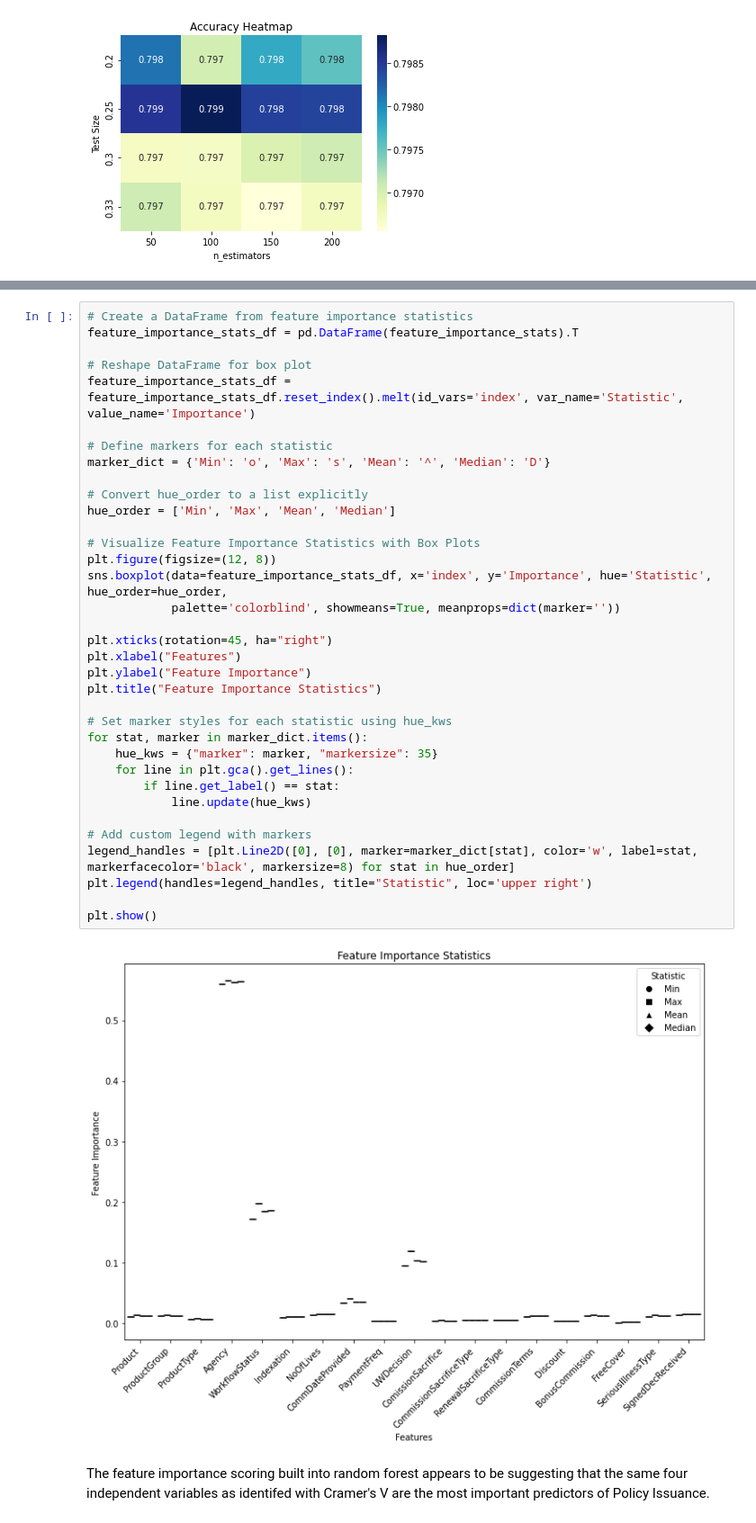
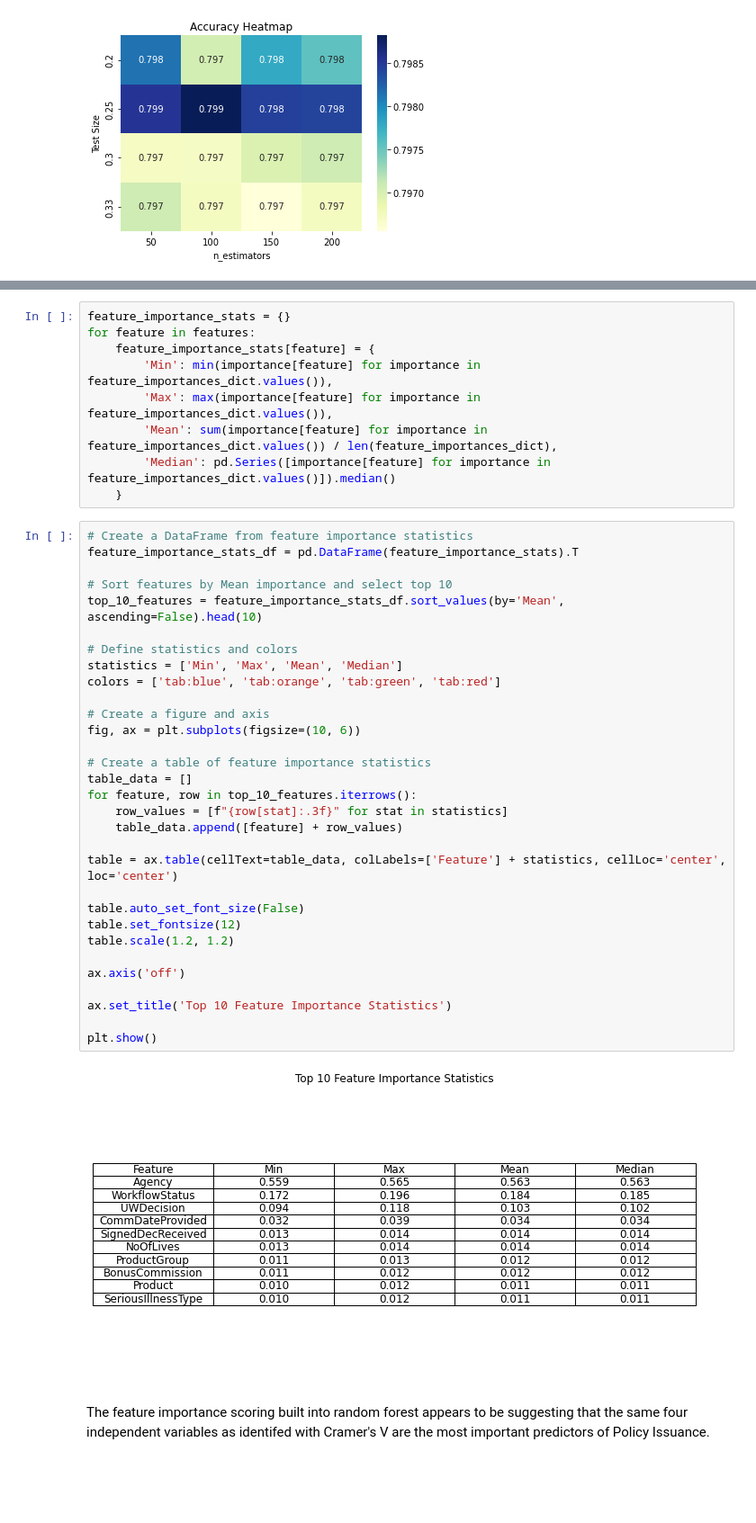
Before and after one commit to greg-la/MSc-Capstone, a Jupyter notebook: 3. Feature Importance.ipynb, the cells around one changed output, grey strips where cells are left out. Shown: that part at 90% size. Saved outputs shown, nothing was run; the diff lists cells and outputs as text; blank space fills up the shorter version.

Commit message:
Light GBM for Feature Importance

```diff
--- a/3. Feature Importance.ipynb
+++ b/3. Feature Importance.ipynb
@@ -257,40 +289,45 @@ plt.show()
+# %%
+feature_importance_stats = {}
+for feature in features:
+    feature_importance_stats[feature] = {
+        'Min': min(importance[feature] for importance in feature_importances_dict.values()),
+        'Max': max(importance[feature] for importance in feature_importances_dict.values()),
+        'Mean': sum(importance[feature] for importance in feature_importances_dict.values()) / len(feature_importances_dict),
+        'Median': pd.Series([importance[feature] for importance in feature_importances_dict.values()]).median()
+    }
 # %%
 # Create a DataFrame from feature importance statistics
 feature_importance_stats_df = pd.DataFrame(feature_importance_stats).T
 
-# Reshape DataFrame for box plot
-feature_importance_stats_df = feature_importance_stats_df.reset_index().melt(id_vars='index', var_name='Statistic', value_name='Importance')
+# Sort features by Mean importance and select top 10
+top_10_features = feature_importance_stats_df.sort_values(by='Mean', ascending=False).head(10)
 
-# Define markers for each statistic
-marker_dict = {'Min': 'o', 'Max': 's', 'Mean': '^', 'Median': 'D'}
+# Define statistics and colors
+statistics = ['Min', 'Max', 'Mean', 'Median']
+colors = ['tab:blue', 'tab:orange', 'tab:green', 'tab:red']
 
-# Convert hue_order to a list explicitly
-hue_order = ['Min', 'Max', 'Mean', 'Median']
+# Create a figure and axis
+fig, ax = plt.subplots(figsize=(10, 6))
 
-# Visualize Feature Importance Statistics with Box Plots
-plt.figure(figsize=(12, 8))
-sns.boxplot(data=feature_importance_stats_df, x='index', y='Importance', hue='Statistic', hue_order=hue_order,
-            palette='colorblind', showmeans=True, meanprops=dict(marker=''))
+# Create a table of feature importance statistics
+table_data = []
+for feature, row in top_10_features.iterrows():
+    row_values = [f"{row[stat]:.3f}" for stat in statistics]
+    table_data.append([feature] + row_values)
 
-plt.xticks(rotation=45, ha="right")
-plt.xlabel("Features")
-plt.ylabel("Feature Importance")
-plt.title("Feature Importance Statistics")
+table = ax.table(cellText=table_data, colLabels=['Feature'] + statistics, cellLoc='center', loc='center')
 
-# Set marker styles for each statistic using hue_kws
-for stat, marker in marker_dict.items():
-    hue_kws = {"marker": marker, "markersize": 35}
-    for line in plt.gca().get_lines():
-        if line.get_label() == stat:
-            line.update(hue_kws)
+table.auto_set_font_size(False)
+table.set_fontsize(12)
+table.scale(1.2, 1.2)
 
-# Add custom legend with markers
-legend_handles = [plt.Line2D([0], [0], marker=marker_dict[stat], color='w', label=stat, markerfacecolor='black', markersize=8) for stat in hue_order]
-plt.legend(handles=legend_handles, title="Statistic", loc='upper right')
+ax.axis('off')
+
+ax.set_title('Top 10 Feature Importance Statistics')
 
 plt.show()
 # %% [output]
-[figure, old version]
+[figure, new version]
 # %% [markdown]
 The feature importance scoring built into random forest appears to be suggesting that the same four independent variables as identifed with Cramer's V are the most important predictors of Policy Issuance.
 # %% [markdown]
```
Also changed, not shown: parts of 11 cells of this notebook.
